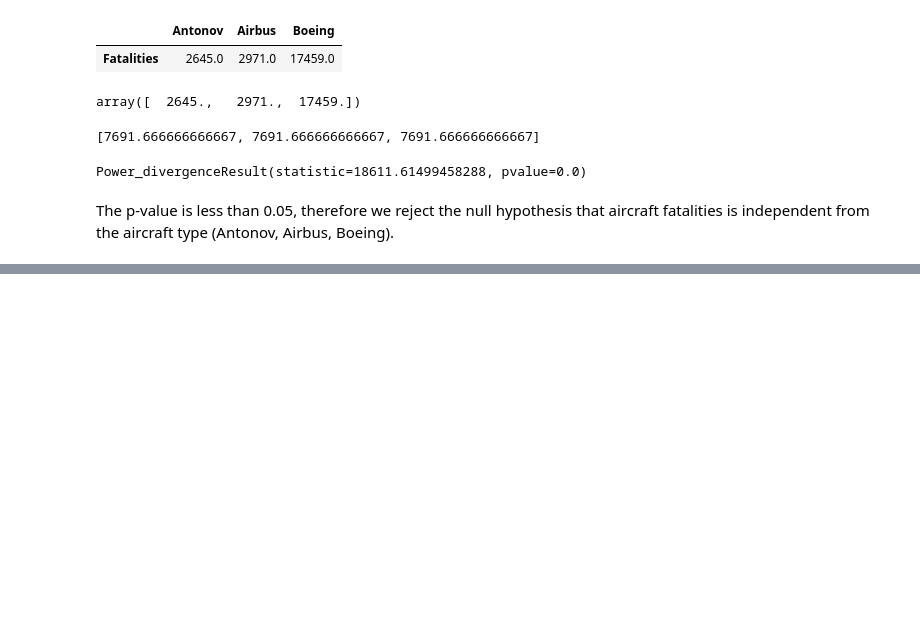
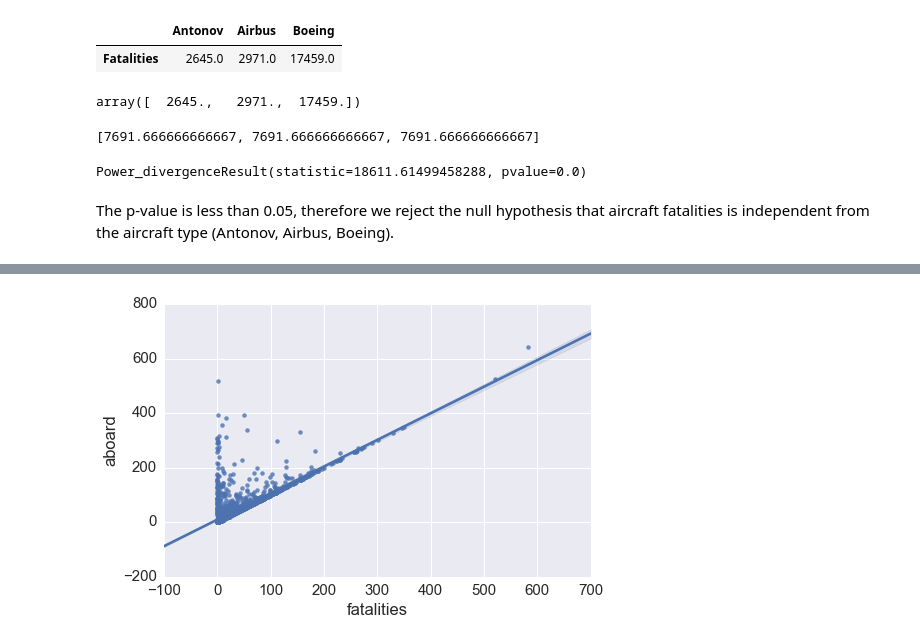
Before and after one commit to carlespoles/DSCI6002-student, a Jupyter notebook: week5/5-1_Review/DSCI6002-Final-CarlesPolesMielgo.ipynb, the cells around one changed output, grey strips where cells are left out. Drawn from its saved outputs; the diff is of its cells as text; code cells hidden in the pictures; blank space fills up the shorter version.

```diff
--- a/week5/5-1_Review/DSCI6002-Final-CarlesPolesMielgo.ipynb
+++ b/week5/5-1_Review/DSCI6002-Final-CarlesPolesMielgo.ipynb
@@ -332,0 +352,4 @@ The p-value is less than 0.05, therefore we reject the null hypothesis that airc
+# %%
+sns.lmplot(x='fatalities', y='aboard', data=df, aspect=1.5);
+# %% [output]
+[figure, added]
```
Also changed, not shown: parts of 19 cells of this notebook.
